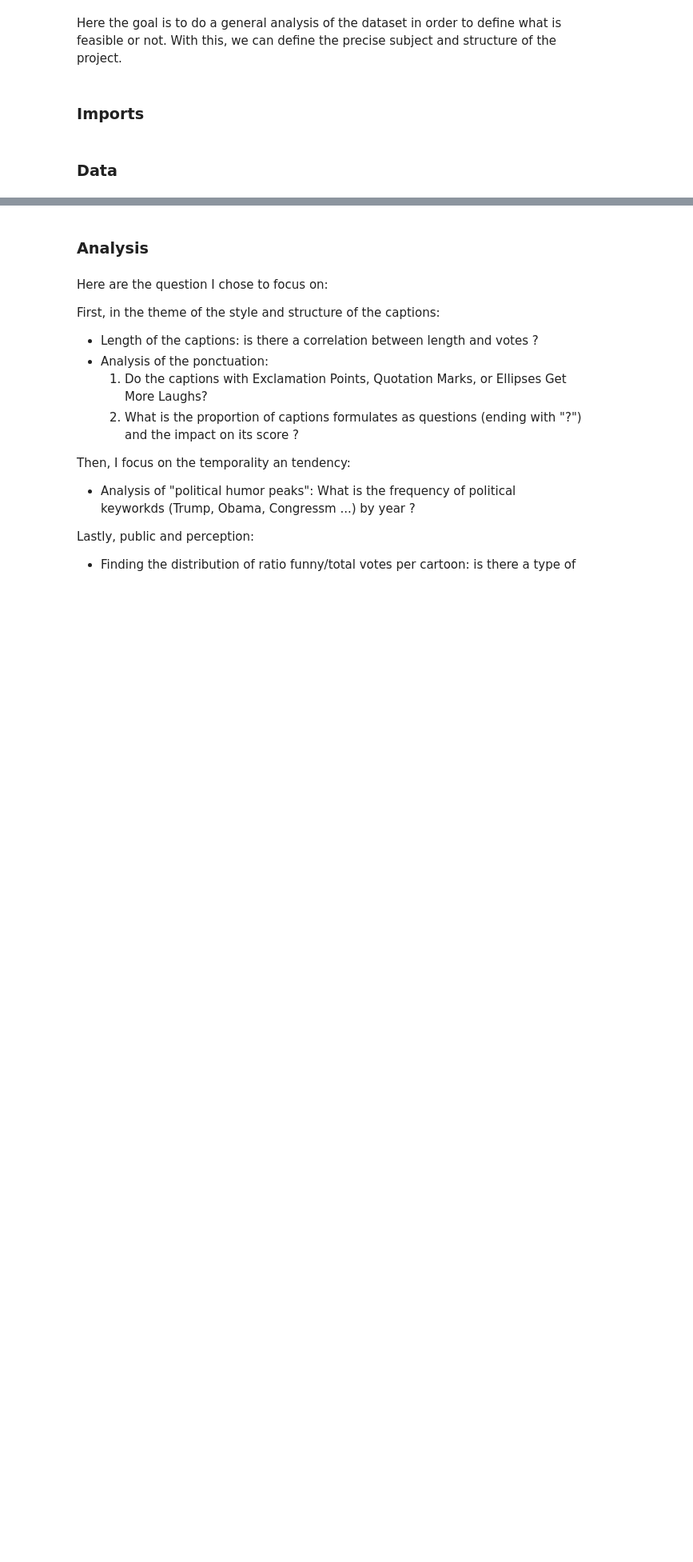
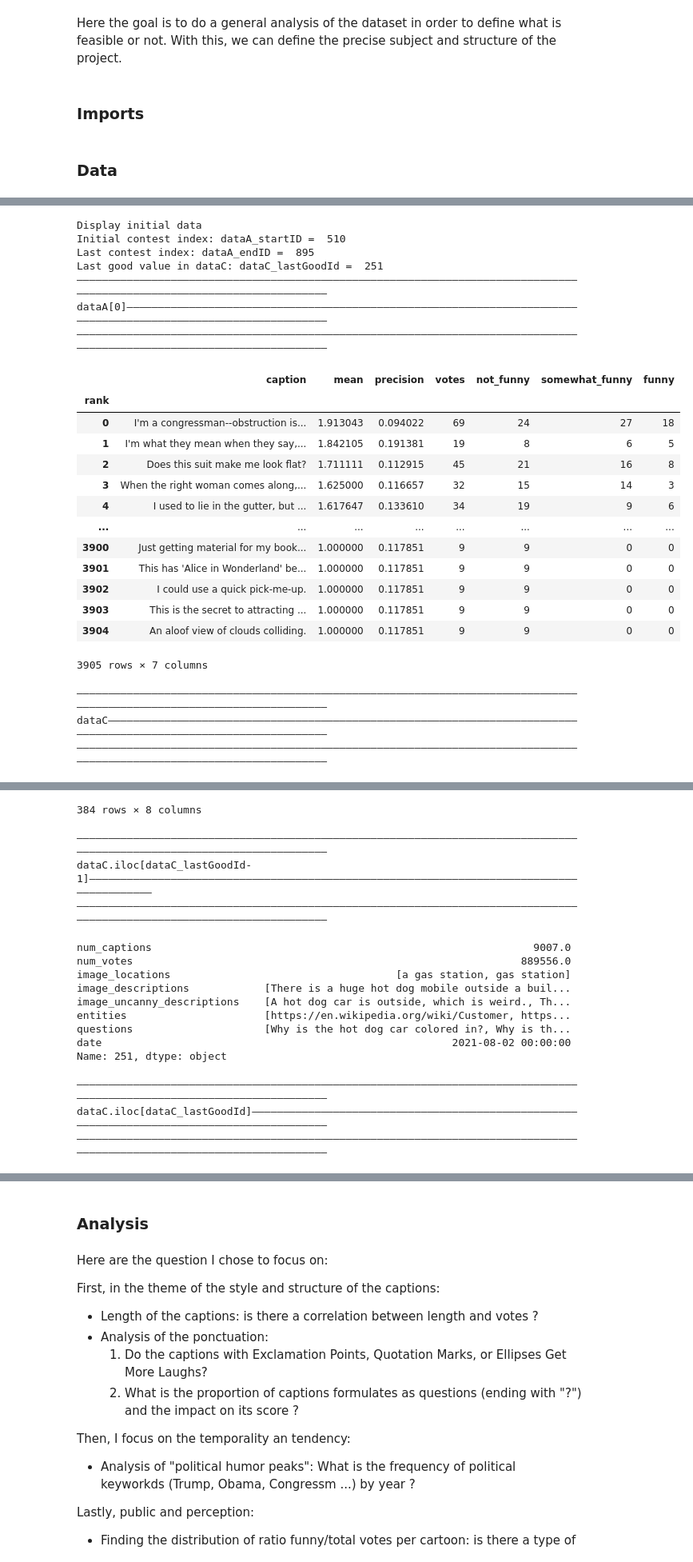
Before and after one commit to epfl-ada/ada-2025-project-adacore42, a Jupyter notebook: Data exploration P2.ipynb, the cells around one changed output, grey strips where cells are left out. Shown at 80% size. Saved outputs shown, nothing was run; the diff lists cells and outputs as text; code cells hidden in the pictures; blank space fills up the shorter version.

```diff
--- a/Data exploration P2.ipynb
+++ b/Data exploration P2.ipynb
@@ -52,0 +28,28 @@ contest[0]
+# %%
+print("Display initial data")
+DataPreparation.print_initialData()
+# %% [output]
+Display initial data
+Initial contest index: dataA_startID =  510
+Last contest index: dataA_endID =  895
+Last good value in dataC: dataC_lastGoodId =  251
+––––––––––––––––––––––––––––––––––––––––––––––––––––––––––––––––––––––––––––––––––––––––––––––––––––––––––––––––––––––––
+dataA[0]––––––––––––––––––––––––––––––––––––––––––––––––––––––––––––––––––––––––––––––––––––––––––––––––––––––––––––––––
+––––––––––––––––––––––––––––––––––––––––––––––––––––––––––––––––––––––––––––––––––––––––––––––––––––––––––––––––––––––––
+|  | caption | mean | precision | votes | not_funny | somewhat_funny | funny |
+| rank |  |  |  |  |  |  |  |
+| 0 | I'm a congressman--obstruction is... | 1.913043 | 0.094022 | 69 | 24 | 27 | 18 |
+| 1 | I'm what they mean when they say,... | 1.842105 | 0.191381 | 19 | 8 | 6 | 5 |
+| 2 | Does this suit make me look flat? | 1.711111 | 0.112915 | 45 | 21 | 16 | 8 |
+| 3 | When the right woman comes along,... | 1.625000 | 0.116657 | 32 | 15 | 14 | 3 |
+| 4 | I used to lie in the gutter, but ... | 1.617647 | 0.133610 | 34 | 19 | 9 | 6 |
+| ... | ... | ... | ... | ... | ... | ... | ... |
+| 3900 | Just getting material for my book... | 1.000000 | 0.117851 | 9 | 9 | 0 | 0 |
+| 3901 | This has 'Alice in Wonderland' be... | 1.000000 | 0.117851 | 9 | 9 | 0 | 0 |
+| 3902 | I could use a quick pick-me-up. | 1.000000 | 0.117851 | 9 | 9 | 0 | 0 |
+| 3903 | This is the secret to attracting ... | 1.000000 | 0.117851 | 9 | 9 | 0 | 0 |
+| 3904 | An aloof view of clouds colliding. | 1.000000 | 0.117851 | 9 | 9 | 0 | 0 |
+3905 rows × 7 columns
+––––––––––––––––––––––––––––––––––––––––––––––––––––––––––––––––––––––––––––––––––––––––––––––––––––––––––––––––––––––––
+dataC–––––––––––––––––––––––––––––––––––––––––––––––––––––––––––––––––––––––––––––––––––––––––––––––––––––––––––––––––––
+––––––––––––––––––––––––––––––––––––––––––––––––––––––––––––––––––––––––––––––––––––––––––––––––––––––––––––––––––––––––
@@ -52,0 +68,16 @@ contest[0]
+384 rows × 8 columns
+––––––––––––––––––––––––––––––––––––––––––––––––––––––––––––––––––––––––––––––––––––––––––––––––––––––––––––––––––––––––
+dataC.iloc[dataC_lastGoodId-1]––––––––––––––––––––––––––––––––––––––––––––––––––––––––––––––––––––––––––––––––––––––––––
+––––––––––––––––––––––––––––––––––––––––––––––––––––––––––––––––––––––––––––––––––––––––––––––––––––––––––––––––––––––––
+num_captions                                                             9007.0
+num_votes                                                              889556.0
+image_locations                                    [a gas station, gas station]
+image_descriptions            [There is a huge hot dog mobile outside a buil...
+image_uncanny_descriptions    [A hot dog car is outside, which is weird., Th...
+entities                      [https://en.wikipedia.org/wiki/Customer, https...
+questions                     [Why is the hot dog car colored in?, Why is th...
+date                                                        2021-08-02 00:00:00
+Name: 251, dtype: object
+––––––––––––––––––––––––––––––––––––––––––––––––––––––––––––––––––––––––––––––––––––––––––––––––––––––––––––––––––––––––
+dataC.iloc[dataC_lastGoodId]––––––––––––––––––––––––––––––––––––––––––––––––––––––––––––––––––––––––––––––––––––––––––––
+––––––––––––––––––––––––––––––––––––––––––––––––––––––––––––––––––––––––––––––––––––––––––––––––––––––––––––––––––––––––
```
Also changed, not shown: parts of 12 cells of this notebook, 3 other files.
